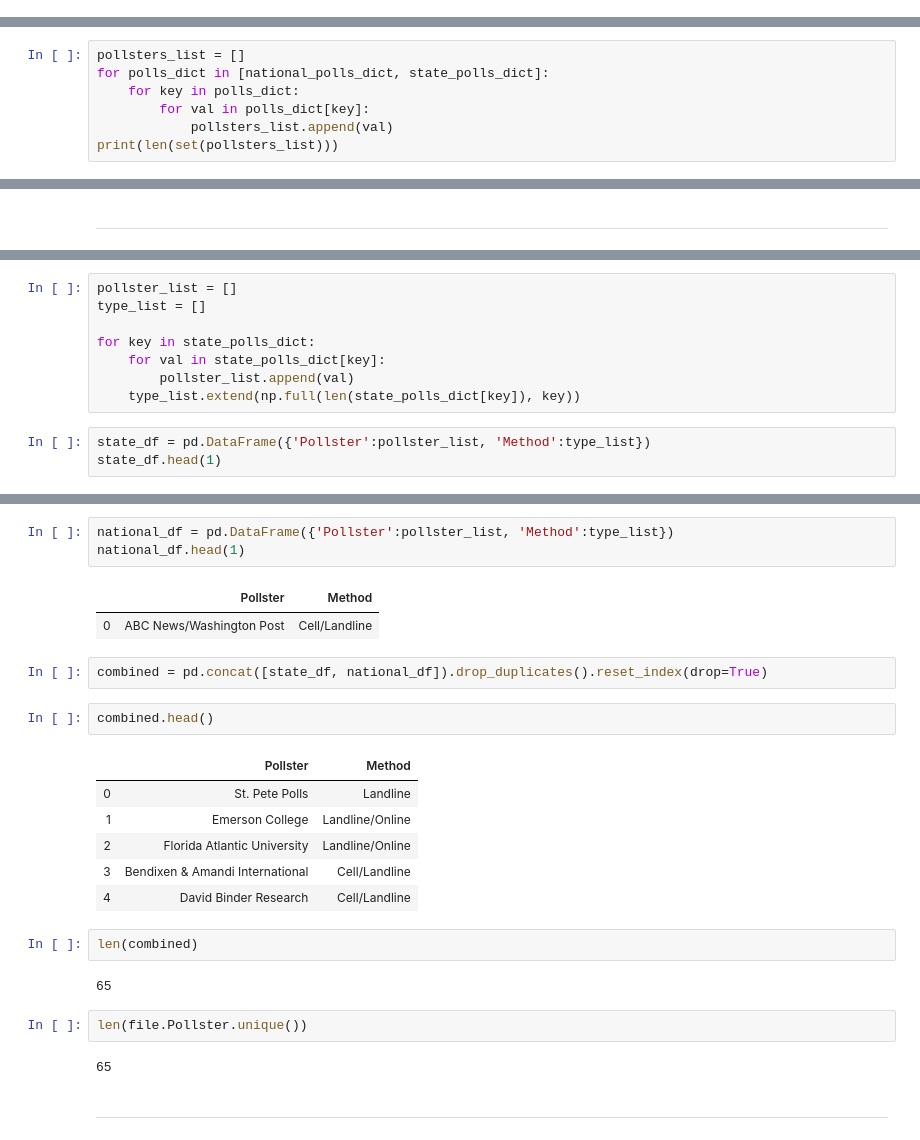
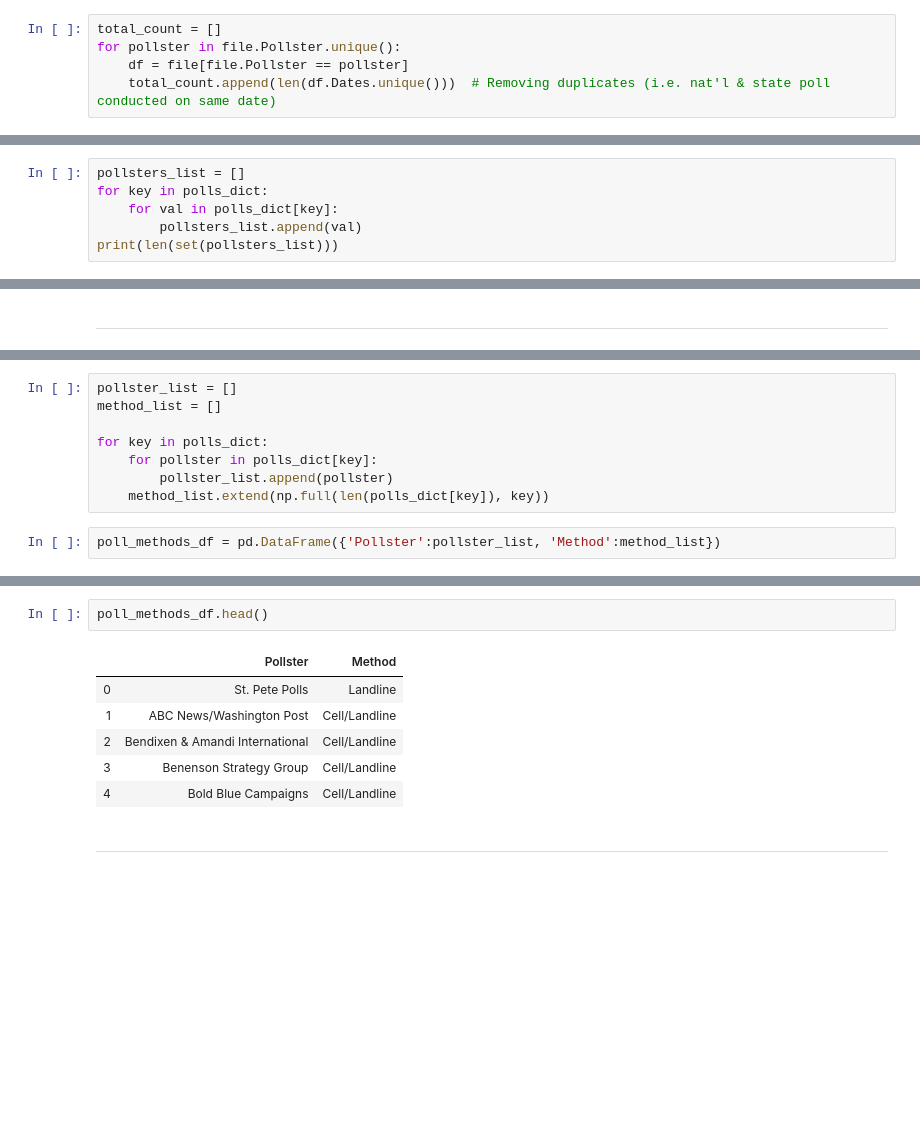
Before and after one commit to hassenmorad/Democratic-Primaries, a Jupyter notebook: Polls/Poll Methods.ipynb, the cells around one changed output, grey strips where cells are left out. Saved outputs shown, nothing was run; the diff lists cells and outputs as text; blank space fills up the shorter version.

```diff
--- a/Polls/Poll Methods.ipynb
+++ b/Polls/Poll Methods.ipynb
@@ -65,0 +87,5 @@ file.to_csv('all_polls_final.csv', index=False)
+# %%
+total_count = []
+for pollster in file.Pollster.unique():
+    df = file[file.Pollster == pollster]
+    total_count.append(len(df.Dates.unique()))  # Removing duplicates (i.e. nat'l & state poll conducted on same date)
@@ -98,9 +144,8 @@ state_polls_dict = {
 # %%
 pollsters_list = []
-for polls_dict in [national_polls_dict, state_polls_dict]:
-    for key in polls_dict:
-        for val in polls_dict[key]:
-            pollsters_list.append(val)
+for key in polls_dict:
+    for val in polls_dict[key]:
+        pollsters_list.append(val)
 print(len(set(pollsters_list)))
 # %% [output]
 65
@@ -121,11 +160,10 @@ State:
 # %%
 pollster_list = []
-type_list = []
+method_list = []
 
-for key in state_polls_dict:
-    for val in state_polls_dict[key]:
-        pollster_list.append(val)
-    type_list.extend(np.full(len(state_polls_dict[key]), key))
+for key in polls_dict:
+    for pollster in polls_dict[key]:
+        pollster_list.append(pollster)
+    method_list.extend(np.full(len(polls_dict[key]), key))
 # %%
-state_df = pd.DataFrame({'Pollster':pollster_list, 'Method':type_list})
-state_df.head(1)
+poll_methods_df = pd.DataFrame({'Pollster':pollster_list, 'Method':method_list})
@@ -145,28 +170,12 @@ for key in national_polls_dict:
-# %%
-national_df = pd.DataFrame({'Pollster':pollster_list, 'Method':type_list})
-national_df.head(1)
-# %% [output]
-|  | Pollster | Method |
-| 0 | ABC News/Washington Post | Cell/Landline |
-# %%
-combined = pd.concat([state_df, national_df]).drop_duplicates().reset_index(drop=True)
 # %%
-combined.head()
+poll_methods_df.head()
 # %% [output]
 |  | Pollster | Method |
 | 0 | St. Pete Polls | Landline |
-| 1 | Emerson College | Landline/Online |
-| 2 | Florida Atlantic University | Landline/Online |
-| 3 | Bendixen & Amandi International | Cell/Landline |
-| 4 | David Binder Research | Cell/Landline |
+| 1 | ABC News/Washington Post | Cell/Landline |
+| 2 | Bendixen & Amandi International | Cell/Landline |
+| 3 | Benenson Strategy Group | Cell/Landline |
+| 4 | Bold Blue Campaigns | Cell/Landline |
-# %%
-len(combined)
-# %% [output]
-65
-# %%
-len(file.Pollster.unique())
-# %% [output]
-65
 # %% [markdown]
 ---
 # %% [markdown]
```
Also changed, not shown: parts of 64 cells of this notebook.
